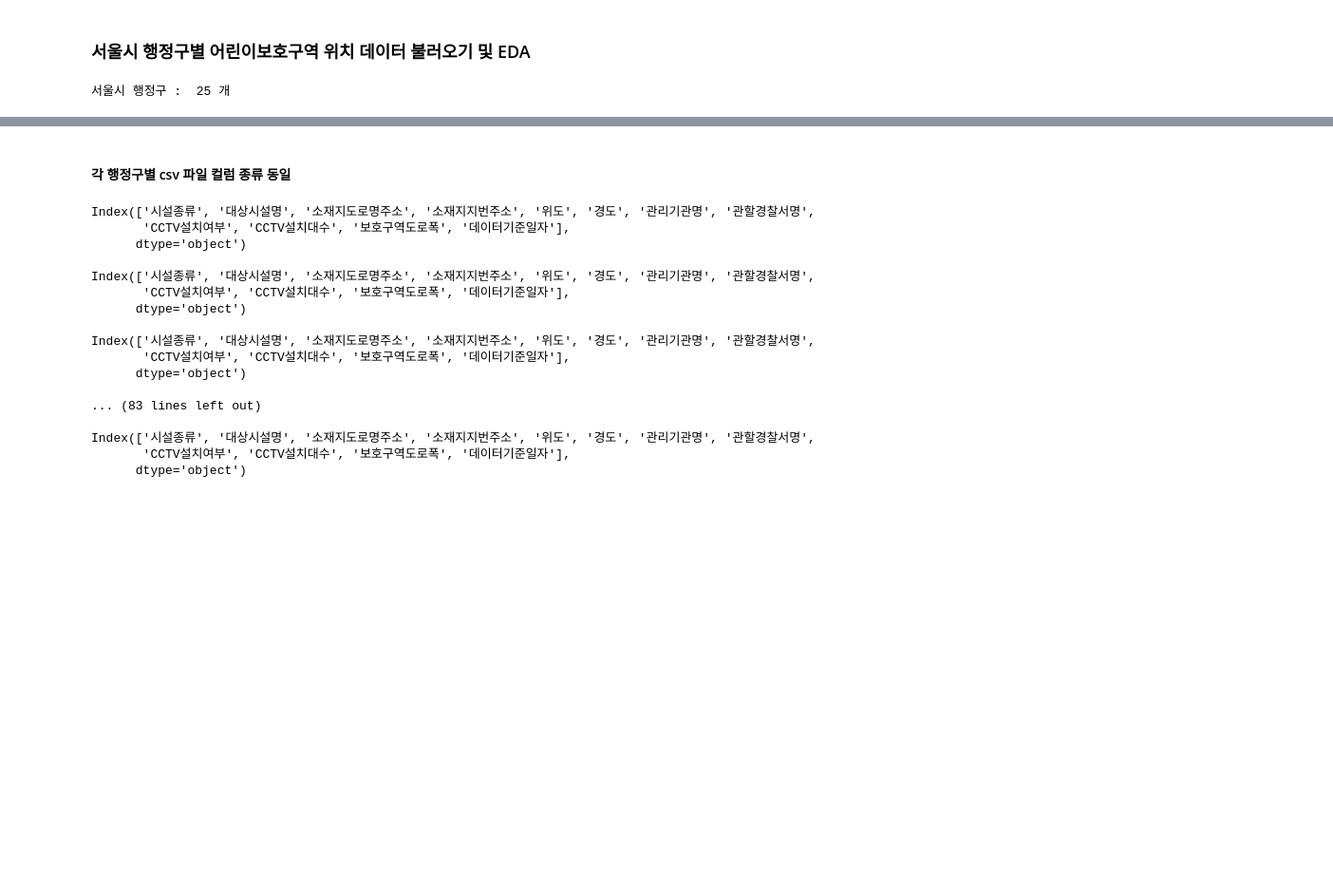
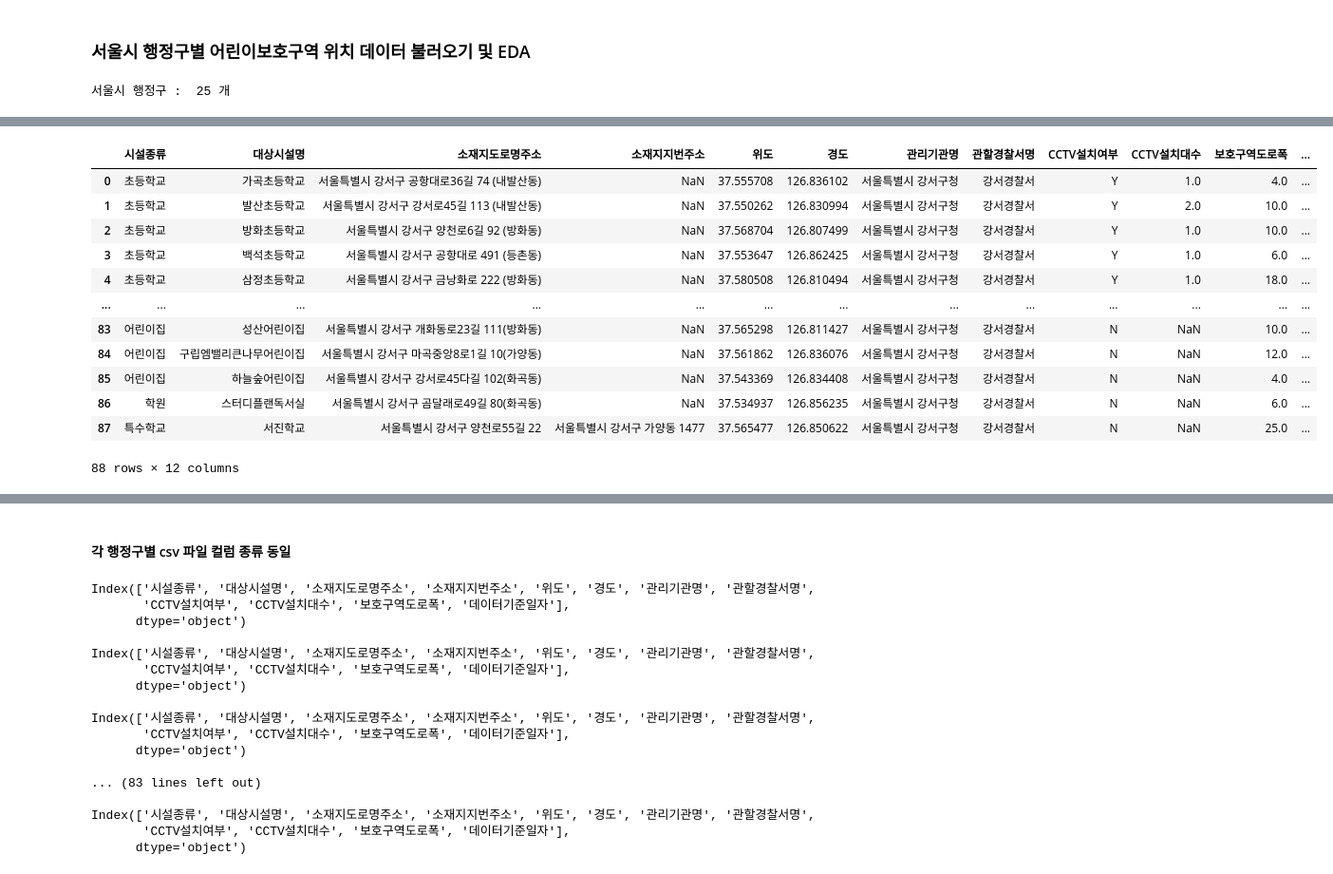
Before and after one commit to Sim-mi-gyeong/DataAnalysis, a Jupyter notebook: BigDataCampus/ChildernProtectRegion.ipynb, the cells around one changed output, grey strips where cells are left out. Shown at 95% size. Saved outputs shown, nothing was run; the diff lists cells and outputs as text; code cells hidden in the pictures; blank space fills up the shorter version.

```diff
--- a/BigDataCampus/ChildernProtectRegion.ipynb
+++ b/BigDataCampus/ChildernProtectRegion.ipynb
@@ -51,0 +155,19 @@ df_강남[:5]
+# %%
+df_강서.loc[71, '위도'] = 37.55750
+df_강서.loc[71, '경도'] = 126.83817
+
+df_강서
+# %% [output]
+|  | 시설종류 | 대상시설명 | 소재지도로명주소 | 소재지지번주소 | 위도 | 경도 | 관리기관명 | 관할경찰서명 | CCTV설치여부 | CCTV설치대수 | 보호구역도로폭 | ... |
+| 0 | 초등학교 | 가곡초등학교 | 서울특별시 강서구 공항대로36길 74 (내발산동) | NaN | 37.555708 | 126.836102 | 서울특별시 강서구청 | 강서경찰서 | Y | 1.0 | 4.0 | ... |
+| 1 | 초등학교 | 발산초등학교 | 서울특별시 강서구 강서로45길 113 (내발산동) | NaN | 37.550262 | 126.830994 | 서울특별시 강서구청 | 강서경찰서 | Y | 2.0 | 10.0 | ... |
+| 2 | 초등학교 | 방화초등학교 | 서울특별시 강서구 양천로6길 92 (방화동) | NaN | 37.568704 | 126.807499 | 서울특별시 강서구청 | 강서경찰서 | Y | 1.0 | 10.0 | ... |
+| 3 | 초등학교 | 백석초등학교 | 서울특별시 강서구 공항대로 491 (등촌동) | NaN | 37.553647 | 126.862425 | 서울특별시 강서구청 | 강서경찰서 | Y | 1.0 | 6.0 | ... |
+| 4 | 초등학교 | 삼정초등학교 | 서울특별시 강서구 금낭화로 222 (방화동) | NaN | 37.580508 | 126.810494 | 서울특별시 강서구청 | 강서경찰서 | Y | 1.0 | 18.0 | ... |
+| ... | ... | ... | ... | ... | ... | ... | ... | ... | ... | ... | ... | ... |
+| 83 | 어린이집 | 성산어린이집 | 서울특별시 강서구 개화동로23길 111(방화동) | NaN | 37.565298 | 126.811427 | 서울특별시 강서구청 | 강서경찰서 | N | NaN | 10.0 | ... |
+| 84 | 어린이집 | 구립엠밸리큰나무어린이집 | 서울특별시 강서구 마곡중앙8로1길 10(가양동) | NaN | 37.561862 | 126.836076 | 서울특별시 강서구청 | 강서경찰서 | N | NaN | 12.0 | ... |
+| 85 | 어린이집 | 하늘숲어린이집 | 서울특별시 강서구 강서로45다길 102(화곡동) | NaN | 37.543369 | 126.834408 | 서울특별시 강서구청 | 강서경찰서 | N | NaN | 4.0 | ... |
+| 86 | 학원 | 스터디플랜독서실 | 서울특별시 강서구 곰달래로49길 80(화곡동) | NaN | 37.534937 | 126.856235 | 서울특별시 강서구청 | 강서경찰서 | N | NaN | 6.0 | ... |
+| 87 | 특수학교 | 서진학교 | 서울특별시 강서구 양천로55길 22 | 서울특별시 강서구 가양동 1477 | 37.565477 | 126.850622 | 서울특별시 강서구청 | 강서경찰서 | N | NaN | 25.0 | ... |
+88 rows × 12 columns
```
Also changed, not shown: parts of 26 cells of this notebook.
